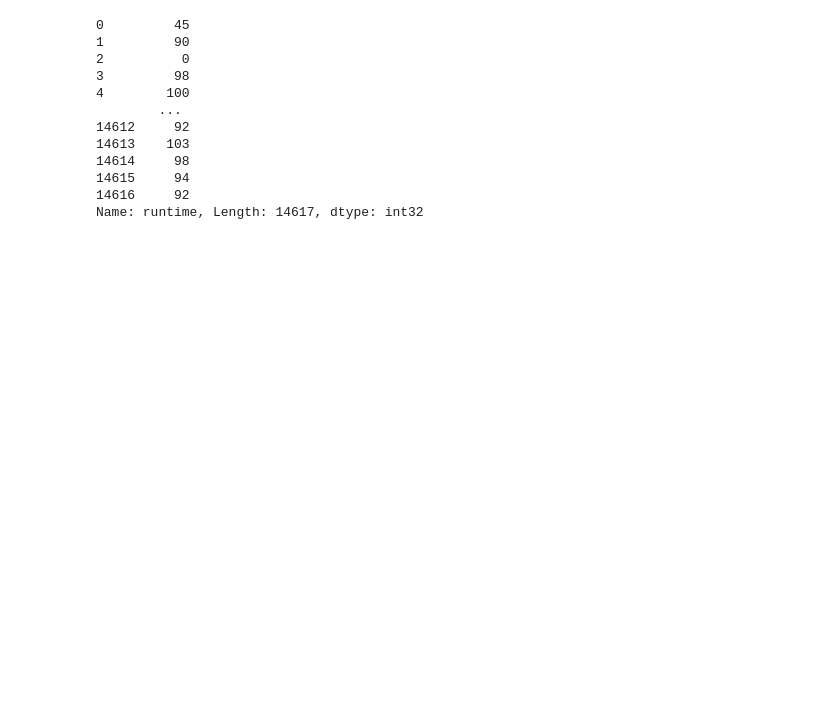
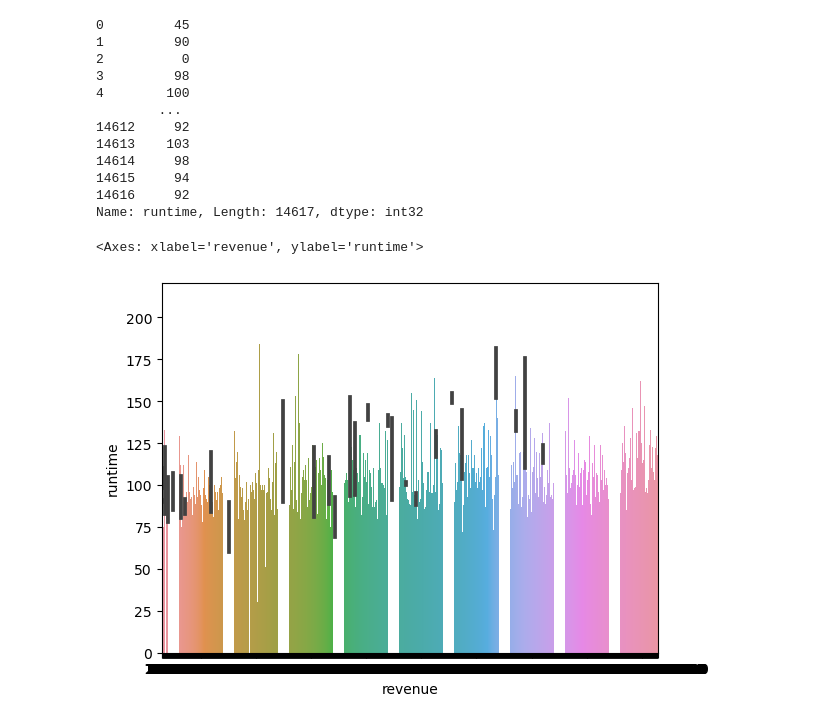
Before and after one commit to elleniayele/project-3-part-4, a Jupyter notebook: project3 part 2 (1) (2).ipynb, the cells around one changed output. Drawn from its saved outputs; the diff is of its cells as text; code cells hidden in the pictures; blank space fills up the shorter version.

```diff
--- a/project3 part 2 (1) (2).ipynb
+++ b/project3 part 2 (1) (2).ipynb
@@ -522,3 +531,8 @@ df['runtime']
 14615     94
 14616     92
 Name: runtime, Length: 14617, dtype: int32
+# %%
+sns.barplot(data=df, x='revenue',y='runtime')
+# %% [output]
+<Axes: xlabel='revenue', ylabel='runtime'>
+[figure, added]
```
Also changed, not shown: parts of 30 cells of this notebook.
